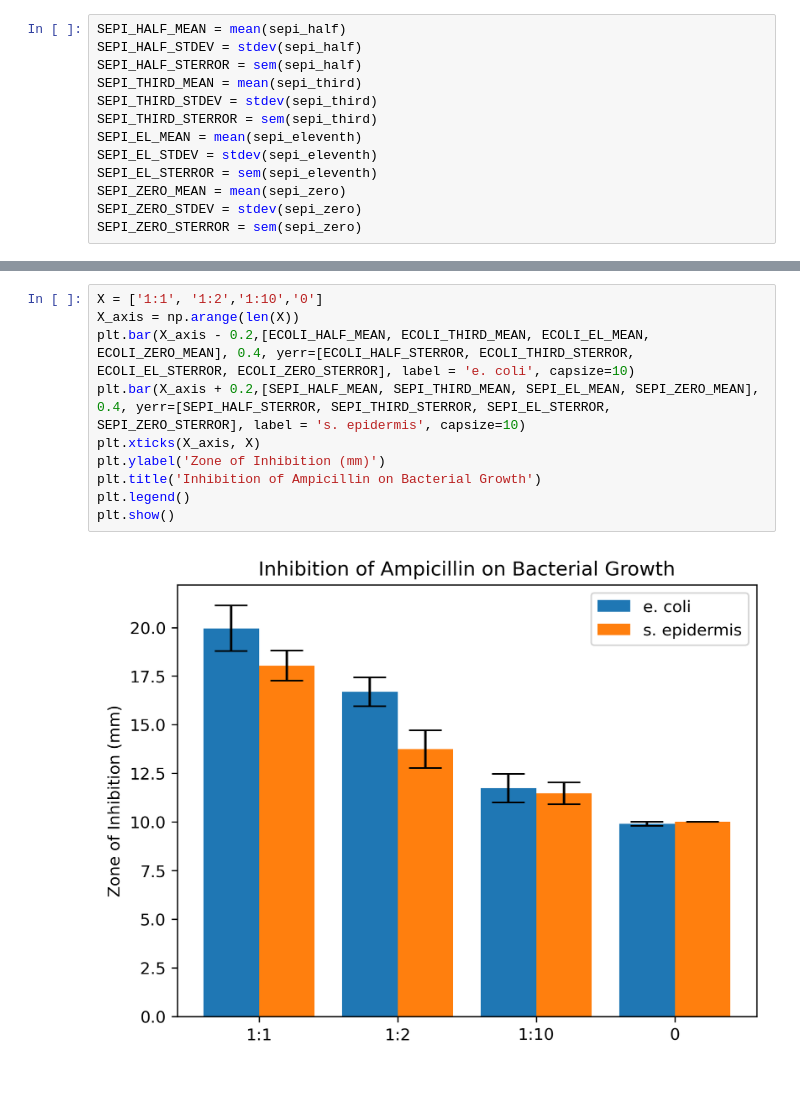
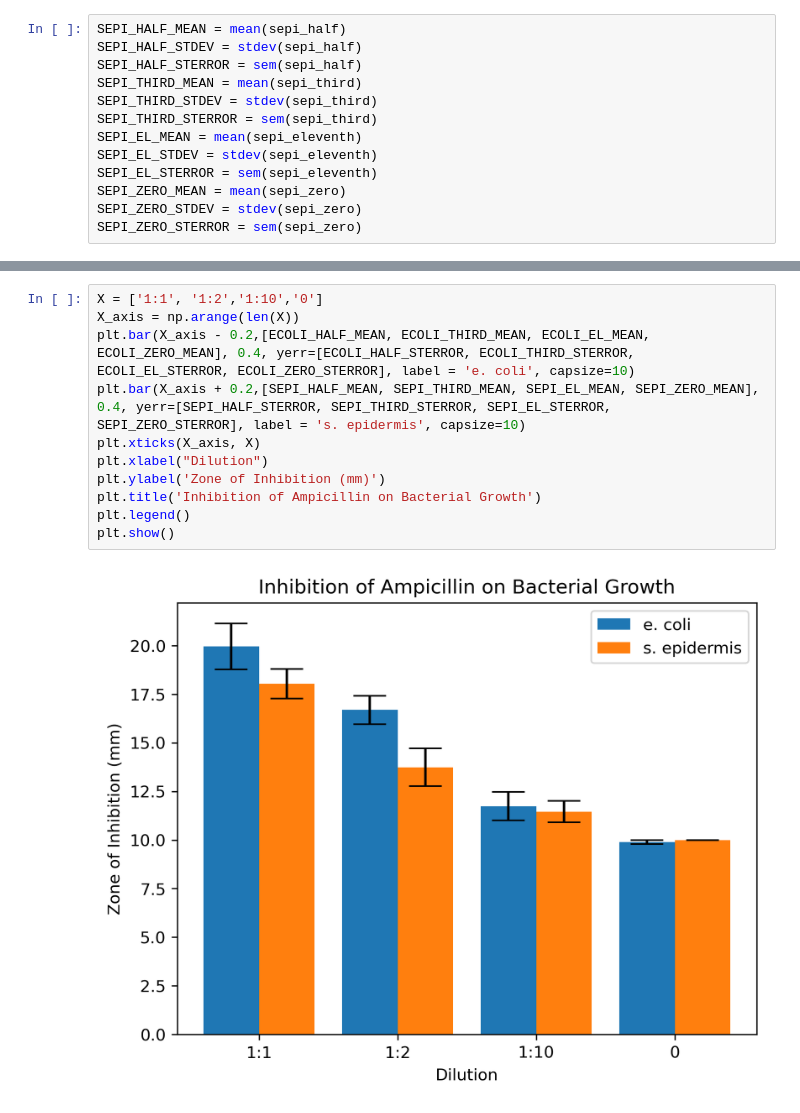
Before and after one commit to ProfOak7/Bio132_Fall23, a Jupyter notebook: Single_and_Multi_Bar_ZOI.ipynb, the cells around one changed output, grey strips where cells are left out. Saved outputs shown, nothing was run; the diff lists cells and outputs as text; blank space fills up the shorter version.

```diff
--- a/Single_and_Multi_Bar_ZOI.ipynb
+++ b/Single_and_Multi_Bar_ZOI.ipynb
@@ -88,12 +90,13 @@ Text(0.5, 1.0, 'Inhibition of Ampicillin on Bacterial Growth (s. epidermis)')
 # %%
 X = ['1:1', '1:2','1:10','0']
 X_axis = np.arange(len(X))
 plt.bar(X_axis - 0.2,[ECOLI_HALF_MEAN, ECOLI_THIRD_MEAN, ECOLI_EL_MEAN, ECOLI_ZERO_MEAN], 0.4, yerr=[ECOLI_HALF_STERROR, ECOLI_THIRD_STERROR, ECOLI_EL_STERROR, ECOLI_ZERO_STERROR], label = 'e. coli', capsize=10)
 plt.bar(X_axis + 0.2,[SEPI_HALF_MEAN, SEPI_THIRD_MEAN, SEPI_EL_MEAN, SEPI_ZERO_MEAN], 0.4, yerr=[SEPI_HALF_STERROR, SEPI_THIRD_STERROR, SEPI_EL_STERROR, SEPI_ZERO_STERROR], label = 's. epidermis', capsize=10)
 plt.xticks(X_axis, X)
+plt.xlabel("Dilution")
 plt.ylabel('Zone of Inhibition (mm)')
 plt.title('Inhibition of Ampicillin on Bacterial Growth')
 plt.legend()
 plt.show()
 # %% [output]
-[figure, old version]
+[figure, new version]
```
Also changed, not shown: parts of 2 cells of this notebook.
